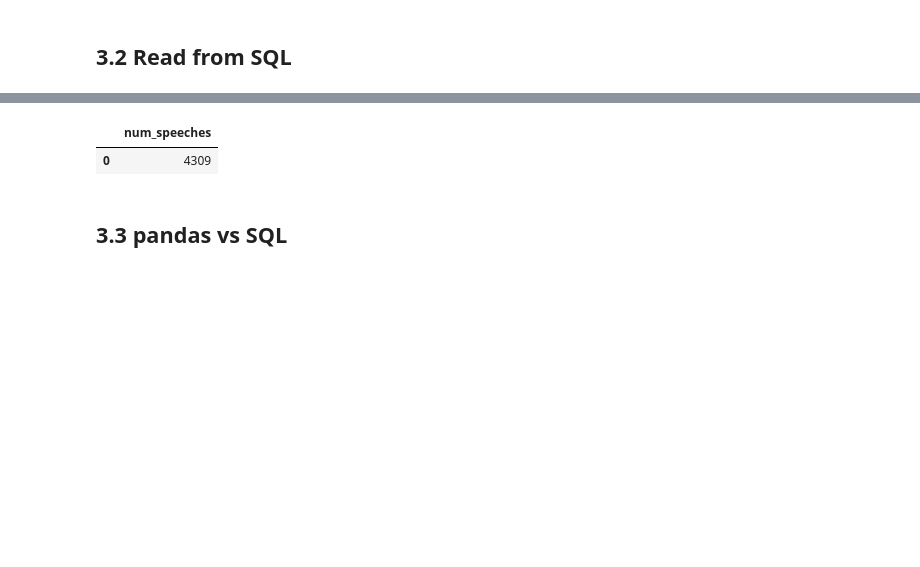
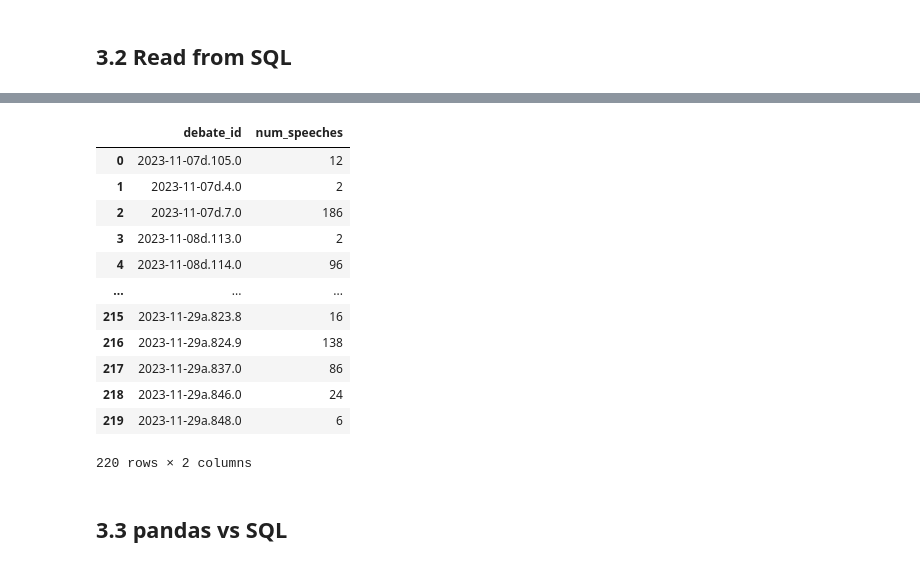
Before and after one commit to ZCLiu35/w10-data-reshaping-tricks, a Jupyter notebook: notebooks/NB01-collect-data.ipynb, the cells around one changed output, grey strips where cells are left out. Drawn from its saved outputs; the diff is of its cells as text; code cells hidden in the pictures; blank space fills up the shorter version.

```diff
--- a/notebooks/NB01-collect-data.ipynb
+++ b/notebooks/NB01-collect-data.ipynb
@@ -252,12 +310,29 @@ df_speeches.to_sql('speeches', engine, if_exists='append', index=False)
 # %%
 query = """
-SELECT COUNT(*) as num_speeches FROM speeches
+SELECT
+    debate_id,
+    COUNT(*) as num_speeches
+FROM
+    speeches
+GROUP BY
+    speeches.debate_id
 """
 
 pd.read_sql(query, engine)
 # %% [output]
-|  | num_speeches |
-| 0 | 4309 |
+|  | debate_id | num_speeches |
+| 0 | 2023-11-07d.105.0 | 12 |
+| 1 | 2023-11-07d.4.0 | 2 |
+| 2 | 2023-11-07d.7.0 | 186 |
+| 3 | 2023-11-08d.113.0 | 2 |
+| 4 | 2023-11-08d.114.0 | 96 |
+| ... | ... | ... |
+| 215 | 2023-11-29a.823.8 | 16 |
+| 216 | 2023-11-29a.824.9 | 138 |
+| 217 | 2023-11-29a.837.0 | 86 |
+| 218 | 2023-11-29a.846.0 | 24 |
+| 219 | 2023-11-29a.848.0 | 6 |
+220 rows × 2 columns
 # %% [markdown]
 ## 3.3 pandas vs SQL
 # %% [markdown]
```
Also changed, not shown: parts of 12 cells of this notebook.
